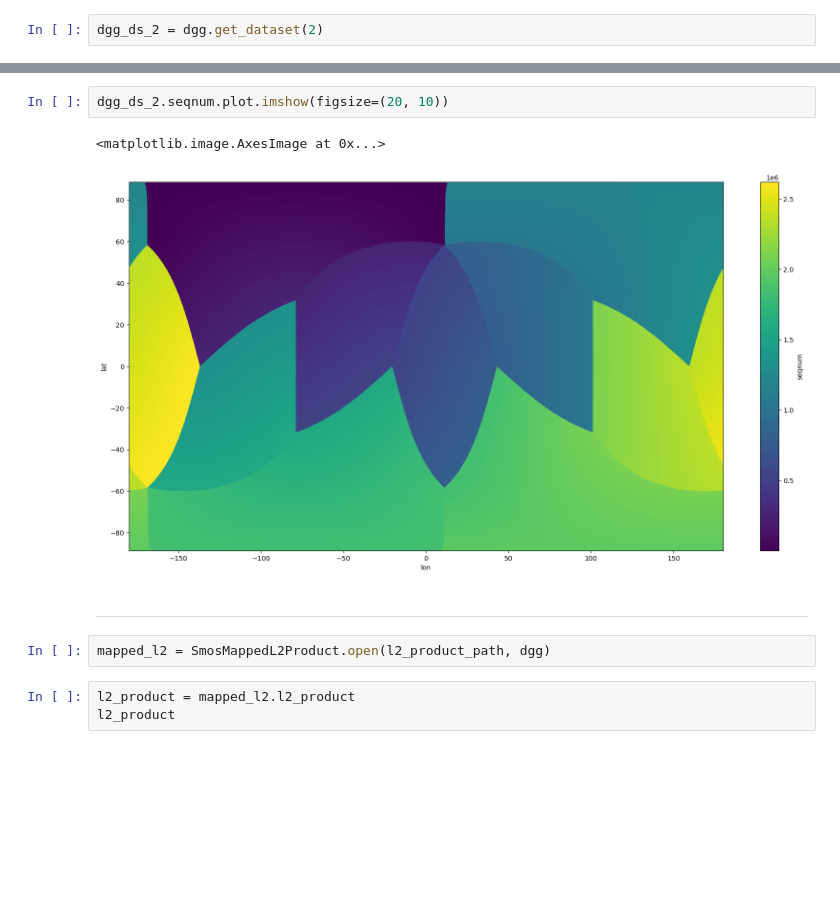
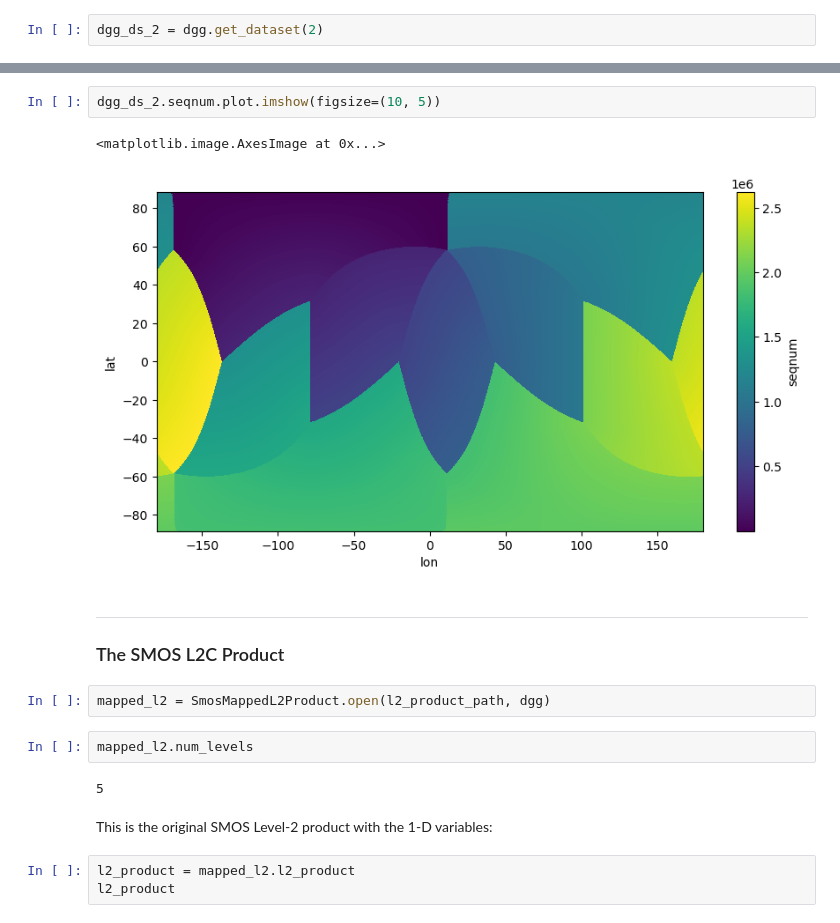
Before and after one commit to xcube-dev/xcube-smos, a Jupyter notebook: notebooks/open-l2-product.ipynb, the cells around one changed output, grey strips where cells are left out. Cells and saved outputs as stored; diff of their text form; blank space fills up the shorter version.

```diff
--- a/notebooks/open-l2-product.ipynb
+++ b/notebooks/open-l2-product.ipynb
@@ -66,13 +157,21 @@ array([-179.956055, -179.868164, -179.780273, ..., 179.780273, 179.868164, 179.9
 Attributes: (0)
 # %%
-dgg_ds_2.seqnum.plot.imshow(figsize=(20, 10))
+dgg_ds_2.seqnum.plot.imshow(figsize=(10, 5))
 # %% [output]
 <matplotlib.image.AxesImage at 0x...>
-[figure, old version]
+[figure, new version]
 # %% [markdown]
 ---
+
+### The SMOS L2C Product
 # %%
 mapped_l2 = SmosMappedL2Product.open(l2_product_path, dgg)
+# %%
+mapped_l2.num_levels
+# %% [output]
+5
+# %% [markdown]
+This is the original SMOS Level-2 product with the 1-D variables:
 # %%
 l2_product = mapped_l2.l2_product
 l2_product
```
Also changed, not shown: parts of 31 cells of this notebook.
